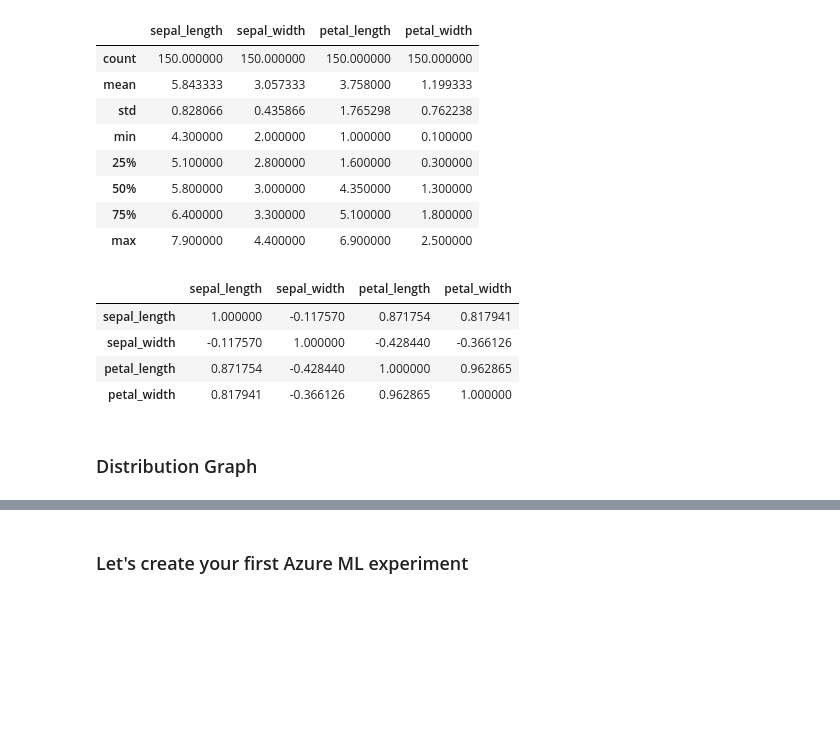
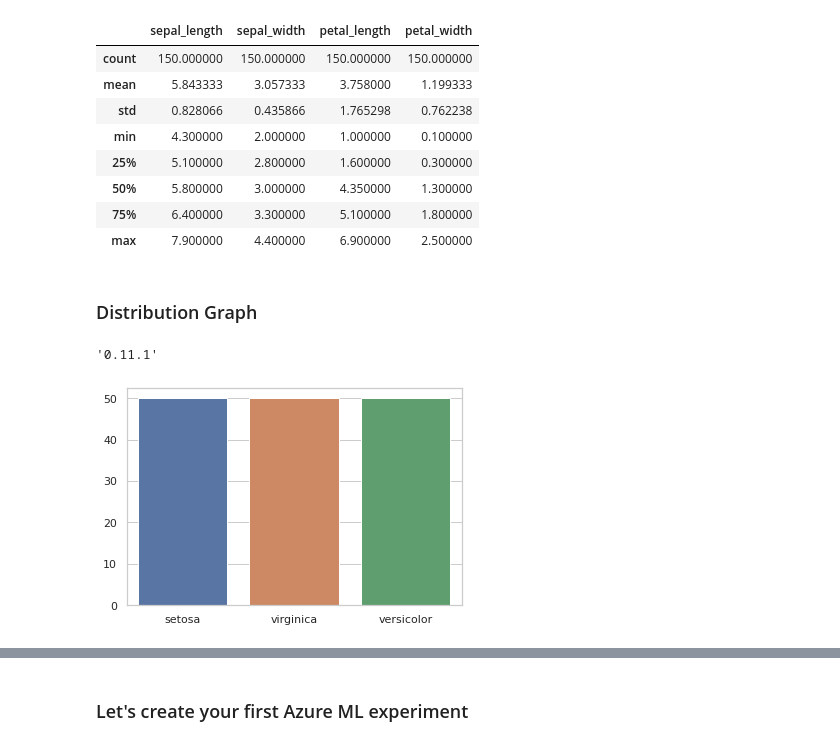
Before and after one commit to retkowsky/AMLlabs, a Jupyter notebook: Lab0 Settings.ipynb, the cells around one changed output, grey strips where cells are left out. Drawn from its saved outputs; the diff is of its cells as text; code cells hidden in the pictures; blank space fills up the shorter version.

```diff
--- a/Lab0 Settings.ipynb
+++ b/Lab0 Settings.ipynb
@@ -164,14 +156,20 @@ df.describe()
 | 50% | 5.800000 | 3.000000 | 4.350000 | 1.300000 |
 | 75% | 6.400000 | 3.300000 | 5.100000 | 1.800000 |
 | max | 7.900000 | 4.400000 | 6.900000 | 2.500000 |
-# %%
-# Correlation matrix
-df.corr()
-# %% [output]
-|  | sepal_length | sepal_width | petal_length | petal_width |
-| sepal_length | 1.000000 | -0.117570 | 0.871754 | 0.817941 |
-| sepal_width | -0.117570 | 1.000000 | -0.428440 | -0.366126 |
-| petal_length | 0.871754 | -0.428440 | 1.000000 | 0.962865 |
-| petal_width | 0.817941 | -0.366126 | 0.962865 | 1.000000 |
 # %% [markdown]
 ### Distribution Graph
+# %%
+import seaborn as sns
+sns.__version__
+# %% [output]
+'0.11.1'
+# %%
+import matplotlib.pyplot as plt
+
+df2= df['species'].value_counts()
+species = df2.index
+count = df2.values
+sns.barplot(x = species, y=count)
+plt.show()
+# %% [output]
+[figure, added]
```
Also changed, not shown: parts of 26 cells of this notebook.
